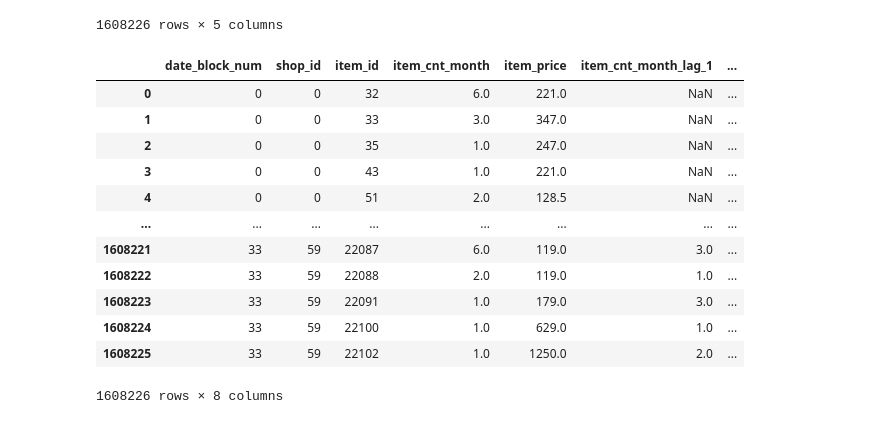
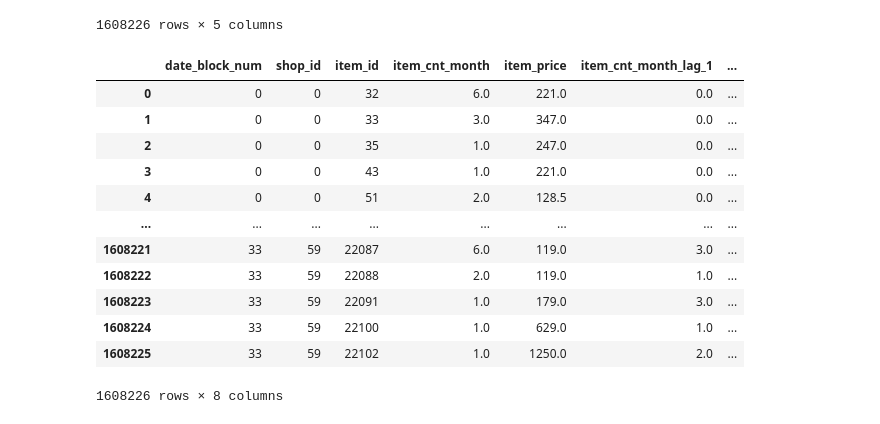
Before and after one commit to ishamel101/Predict-Future-Sales, a Jupyter notebook: fetures_sales.ipynb, the cells around one changed output. Saved outputs shown, nothing was run; the diff lists cells and outputs as text; code cells hidden in the pictures.

```diff
--- a/fetures_sales.ipynb
+++ b/fetures_sales.ipynb
@@ -254,18 +236,19 @@ monthly_sales
 # %%
 # Add lag features
 def add_lag_feature(df, lags, col):
     for lag in lags:
         df[f'{col}_lag_{lag}'] = df.groupby(['shop_id', 'item_id'])[col].shift(lag)
     return df
 monthly_df = add_lag_feature(monthly_sales, [1,2,3], 'item_cnt_month')
-monthly_df
+monthly_df.fillna(0, inplace=True)
+monthly_df.head()
 # %% [output]
 |  | date_block_num | shop_id | item_id | item_cnt_month | item_price | item_cnt_month_lag_1 | ... |
-| 0 | 0 | 0 | 32 | 6.0 | 221.0 | NaN | ... |
-| 1 | 0 | 0 | 33 | 3.0 | 347.0 | NaN | ... |
-| 2 | 0 | 0 | 35 | 1.0 | 247.0 | NaN | ... |
-| 3 | 0 | 0 | 43 | 1.0 | 221.0 | NaN | ... |
-| 4 | 0 | 0 | 51 | 2.0 | 128.5 | NaN | ... |
+| 0 | 0 | 0 | 32 | 6.0 | 221.0 | 0.0 | ... |
+| 1 | 0 | 0 | 33 | 3.0 | 347.0 | 0.0 | ... |
+| 2 | 0 | 0 | 35 | 1.0 | 247.0 | 0.0 | ... |
+| 3 | 0 | 0 | 43 | 1.0 | 221.0 | 0.0 | ... |
+| 4 | 0 | 0 | 51 | 2.0 | 128.5 | 0.0 | ... |
 | ... | ... | ... | ... | ... | ... | ... | ... |
 | 1608221 | 33 | 59 | 22087 | 6.0 | 119.0 | 3.0 | ... |
 | 1608222 | 33 | 59 | 22088 | 2.0 | 119.0 | 1.0 | ... |
```
Also changed, not shown: parts of 11 cells of this notebook.
